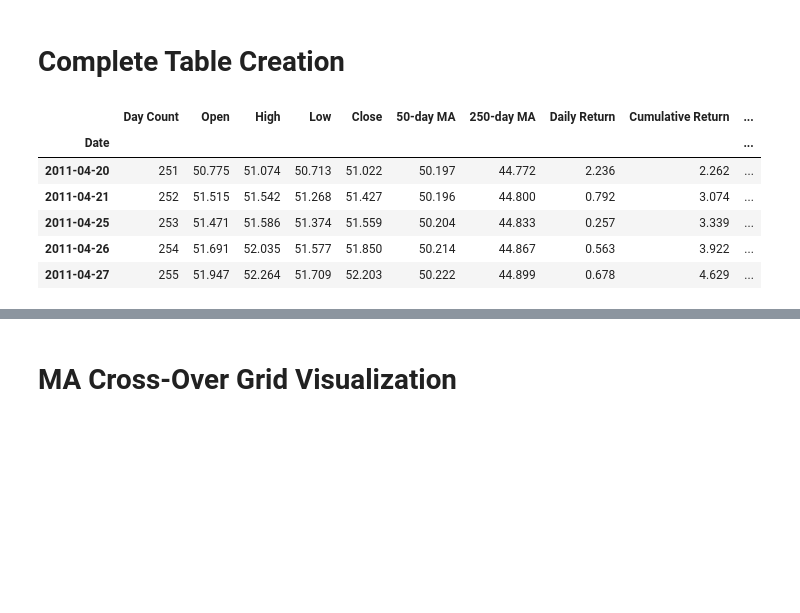
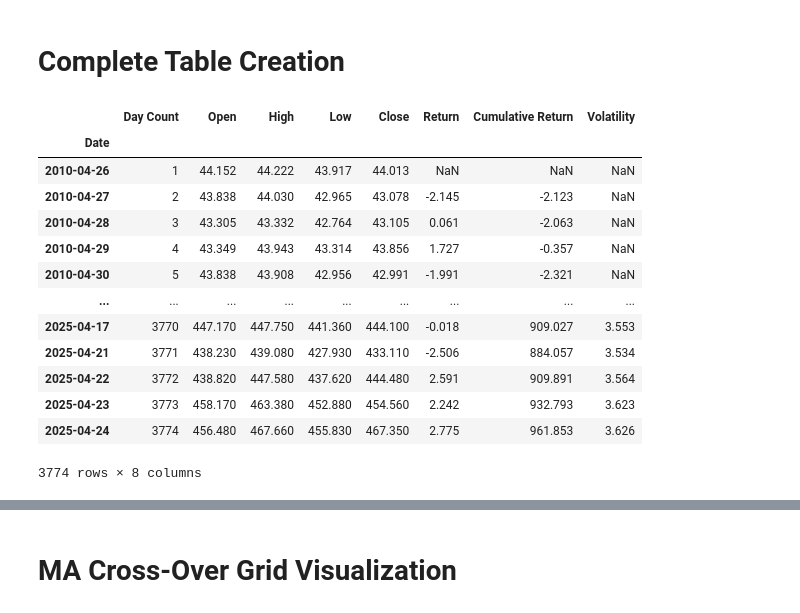
Before and after one commit to FilBillions/simple-moving-average, a Jupyter notebook: Simple_MA.ipynb, the cells around one changed output, grey strips where cells are left out. Cells and saved outputs as stored; diff of their text form; code cells hidden in the pictures; blank space fills up the shorter version.

```diff
--- a/Simple_MA.ipynb
+++ b/Simple_MA.ipynb
@@ -14,35 +13,41 @@ from gen_buyhold_comp import gen_buyhold_comp
 # %% [markdown]
 Downloading Data:
 # %%
-#all inputs
-ticker = "QQQ"
-#YYYY-MM-DD
+# YYYY-MM-DD
 start = "2010-04-25"
-#moving Averages, MA1 is typically smaller than MA2
+
+# for current day: str(date.today() - timedelta(1))
+end = str(date.today() - timedelta(1))
+
+# moving Averages, MA1 is always smaller than MA2
 ma1 = "50"
 ma2 = "250"
 
-#model trading days input in days, standard 1Y is 252 days. Can use multiples of 252 to track years
+# model trading days input for crossover visualization in days. standard 1Y is 252 days. Can use multiples of 252 to track years
 model_days = 252 * 5
 
-
-#fixed end date of today - 1 day
-end = str(date.today() - timedelta(1))
-
-#multi_level_index = False removes ticker noise in table
-df = yf.download(ticker, start, end, multi_level_index = False)
+#multi_level_index = False | removes ticker noise in table
+QQQ = (yf.download("QQQ", start, end, multi_level_index = False))
 # %% [output]
 YF.download() has changed argument auto_adjust default to True
 [*********************100%***********************]  1 of 1 completed
 # %% [markdown]
 # Complete Table Creation
 # %%
-gen_ma_cross_table(df, ma1, ma2)
+QQQ_table = Table(QQQ)
+QQQ_table.gen_table()
 # %% [output]
-|  | Day Count | Open | High | Low | Close | 50-day MA | 250-day MA | Daily Return | Cumulative Return | ... |
-| Date |  |  |  |  |  |  |  |  |  | ... |
-| 2011-04-20 | 251 | 50.775 | 51.074 | 50.713 | 51.022 | 50.197 | 44.772 | 2.236 | 2.262 | ... |
-| 2011-04-21 | 252 | 51.515 | 51.542 | 51.268 | 51.427 | 50.196 | 44.800 | 0.792 | 3.074 | ... |
-| 2011-04-25 | 253 | 51.471 | 51.586 | 51.374 | 51.559 | 50.204 | 44.833 | 0.257 | 3.339 | ... |
-| 2011-04-26 | 254 | 51.691 | 52.035 | 51.577 | 51.850 | 50.214 | 44.867 | 0.563 | 3.922 | ... |
-| 2011-04-27 | 255 | 51.947 | 52.264 | 51.709 | 52.203 | 50.222 | 44.899 | 0.678 | 4.629 | ... |
+|  | Day Count | Open | High | Low | Close | Return | Cumulative Return | Volatility |
+| Date |  |  |  |  |  |  |  |  |
+| 2010-04-26 | 1 | 44.152 | 44.222 | 43.917 | 44.013 | NaN | NaN | NaN |
+| 2010-04-27 | 2 | 43.838 | 44.030 | 42.965 | 43.078 | -2.145 | -2.123 | NaN |
+| 2010-04-28 | 3 | 43.305 | 43.332 | 42.764 | 43.105 | 0.061 | -2.063 | NaN |
+| 2010-04-29 | 4 | 43.349 | 43.943 | 43.314 | 43.856 | 1.727 | -0.357 | NaN |
+| 2010-04-30 | 5 | 43.838 | 43.908 | 42.956 | 42.991 | -1.991 | -2.321 | NaN |
+| ... | ... | ... | ... | ... | ... | ... | ... | ... |
+| 2025-04-17 | 3770 | 447.170 | 447.750 | 441.360 | 444.100 | -0.018 | 909.027 | 3.553 |
+| 2025-04-21 | 3771 | 438.230 | 439.080 | 427.930 | 433.110 | -2.506 | 884.057 | 3.534 |
+| 2025-04-22 | 3772 | 438.820 | 447.580 | 437.620 | 444.480 | 2.591 | 909.891 | 3.564 |
+| 2025-04-23 | 3773 | 458.170 | 463.380 | 452.880 | 454.560 | 2.242 | 932.793 | 3.623 |
+| 2025-04-24 | 3774 | 456.480 | 467.660 | 455.830 | 467.350 | 2.775 | 961.853 | 3.626 |
+3774 rows × 8 columns
```
Also changed, not shown: parts of 7 cells of this notebook, 5 other files.
